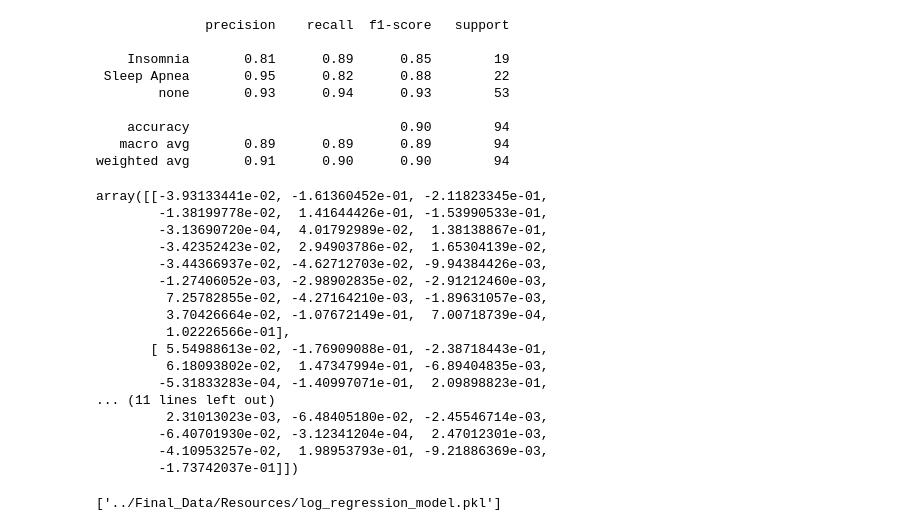
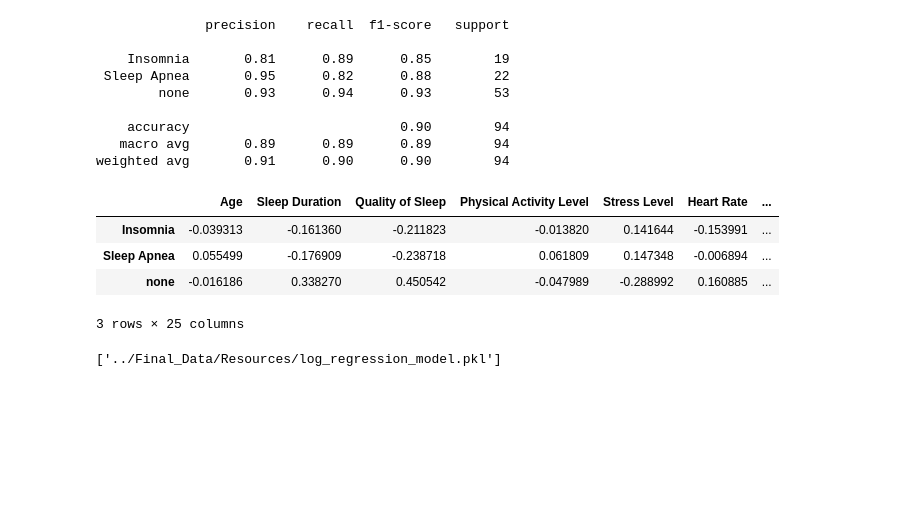
Before and after one commit to sWeeks99/Project-4, a Jupyter notebook: Foster/models_without_scaler.ipynb, the cells around one changed output. Saved outputs shown, nothing was run; the diff lists cells and outputs as text; code cells hidden in the pictures; blank space fills up the shorter version.

Commit message:
cleaning up the importance df

```diff
--- a/Foster/models_without_scaler.ipynb
+++ b/Foster/models_without_scaler.ipynb
@@ -128,26 +128,16 @@ print(classification_report(y_test,lr_predictions))
     accuracy                           0.90        94
    macro avg       0.89      0.89      0.89        94
 weighted avg       0.91      0.90      0.90        94
-# %%
-lr_model.coef_
-# %% [output]
-array([[-3.93133441e-02, -1.61360452e-01, -2.11823345e-01,
-        -1.38199778e-02,  1.41644426e-01, -1.53990533e-01,
-        -3.13690720e-04,  4.01792989e-02,  1.38138867e-01,
-        -3.42352423e-02,  2.94903786e-02,  1.65304139e-02,
-        -3.44366937e-02, -4.62712703e-02, -9.94384426e-03,
-        -1.27406052e-03, -2.98902835e-02, -2.91212460e-03,
-         7.25782855e-02, -4.27164210e-03, -1.89631057e-03,
-         3.70426664e-02, -1.07672149e-01,  7.00718739e-04,
-         1.02226566e-01],
-       [ 5.54988613e-02, -1.76909088e-01, -2.38718443e-01,
-         6.18093802e-02,  1.47347994e-01, -6.89404835e-03,
-        -5.31833283e-04, -1.40997071e-01,  2.09898823e-01,
-... (11 lines left out)
-         2.31013023e-03, -6.48405180e-02, -2.45546714e-03,
-        -6.40701930e-02, -3.12341204e-04,  2.47012301e-03,
-        -4.10953257e-02,  1.98953793e-01, -9.21886369e-03,
-        -1.73742037e-01]])
+# %%
+lr_importance = pd.DataFrame(lr_model.coef_, columns=X.columns)
+lr_importance.index = (['Insomnia','Sleep Apnea','none'])
+lr_importance
+# %% [output]
+|  | Age | Sleep Duration | Quality of Sleep | Physical Activity Level | Stress Level | Heart Rate | ... |
+| Insomnia | -0.039313 | -0.161360 | -0.211823 | -0.013820 | 0.141644 | -0.153991 | ... |
+| Sleep Apnea | 0.055499 | -0.176909 | -0.238718 | 0.061809 | 0.147348 | -0.006894 | ... |
+| none | -0.016186 | 0.338270 | 0.450542 | -0.047989 | -0.288992 | 0.160885 | ... |
+3 rows × 25 columns
 # %%
 import joblib
 joblib.dump(lr_model, '../Final_Data/Resources/log_regression_model.pkl')
```
Also changed, not shown: 1 other file.
